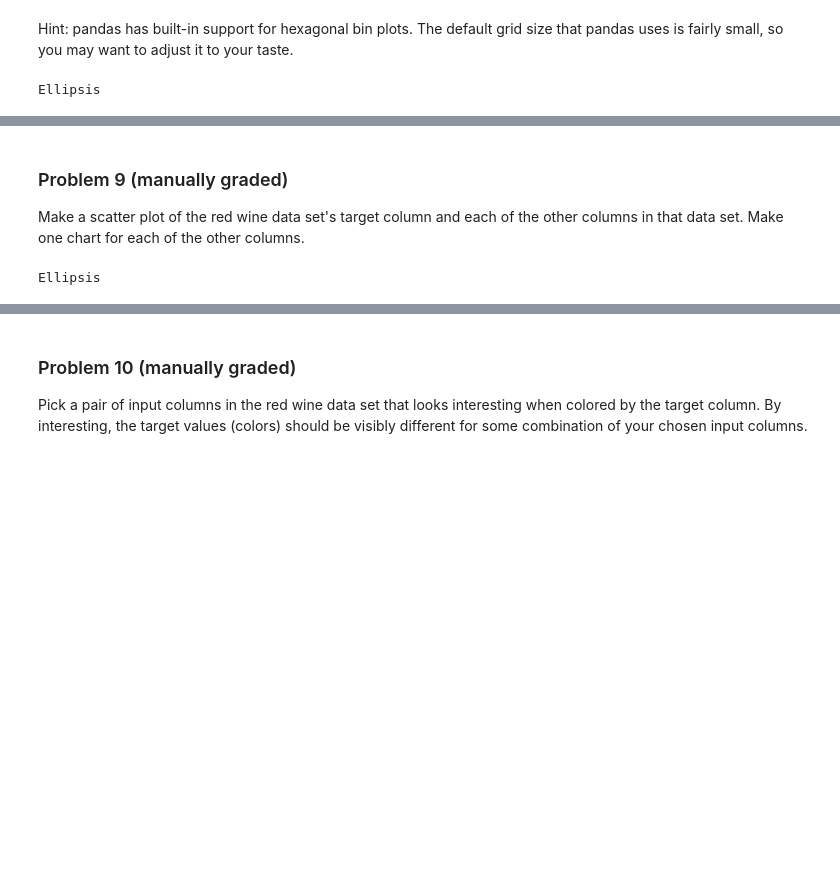
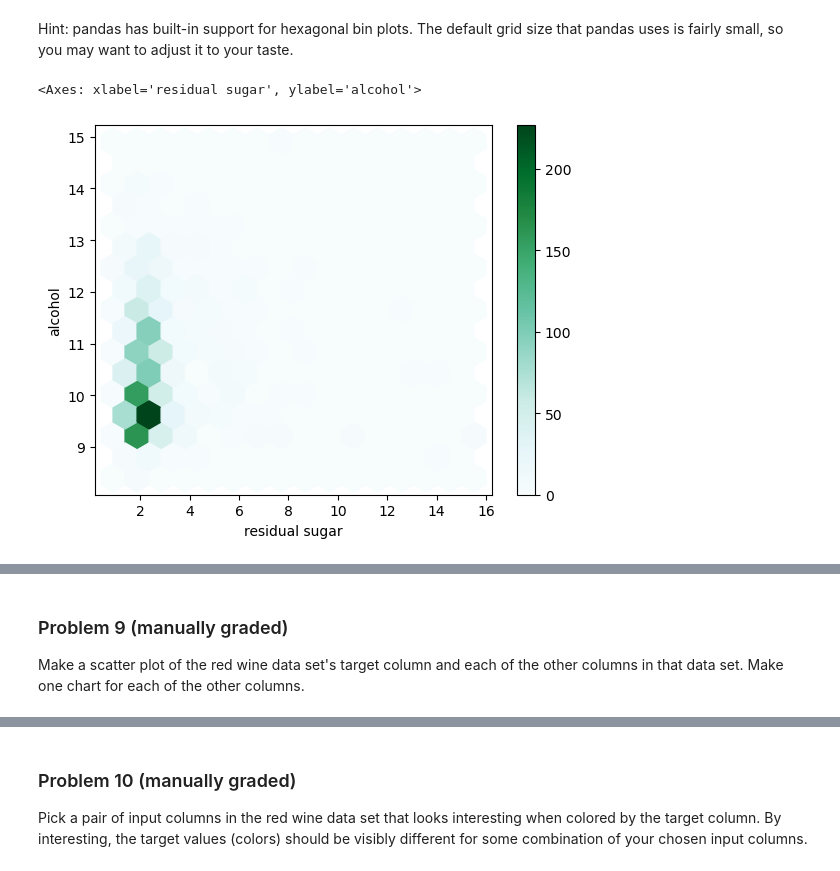
Before and after one commit to calebhadley1/dx602-homework-10, a Jupyter notebook: homework.ipynb, the cells around one changed output, grey strips where cells are left out. Drawn from its saved outputs; the diff is of its cells as text; code cells hidden in the pictures; blank space fills up the shorter version.

```diff
--- a/homework.ipynb
+++ b/homework.ipynb
@@ -156,12 +157,13 @@ Make a hexagonal bin plot of the residual sugar and alcohol in the red wine data
 # %% [markdown]
 Hint: pandas has built-in support for hexagonal bin plots.
 The default grid size that pandas uses is fairly small, so you may want to adjust it to your taste.
-# %%
-# YOUR CHANGES HERE
-
-...
-# %% [output]
-Ellipsis
+# %%
+# YOUR CHANGES HERE
+
+red_wine.plot.hexbin(x="residual sugar", y="alcohol", gridsize=15)
+# %% [output]
+<Axes: xlabel='residual sugar', ylabel='alcohol'>
+[figure, added]
 # %% [markdown]
 <div style="page-break-after: always;"></div>
 # %% [markdown]
@@ -169,9 +171,3 @@ Ellipsis
 
 Make a scatter plot of the red wine data set's target column and each of the other columns in that data set.
 Make one chart for each of the other columns.
-# %%
-# YOUR CHANGES HERE
-
-...
-# %% [output]
-Ellipsis
```
Also changed, not shown: parts of 17 cells of this notebook.
